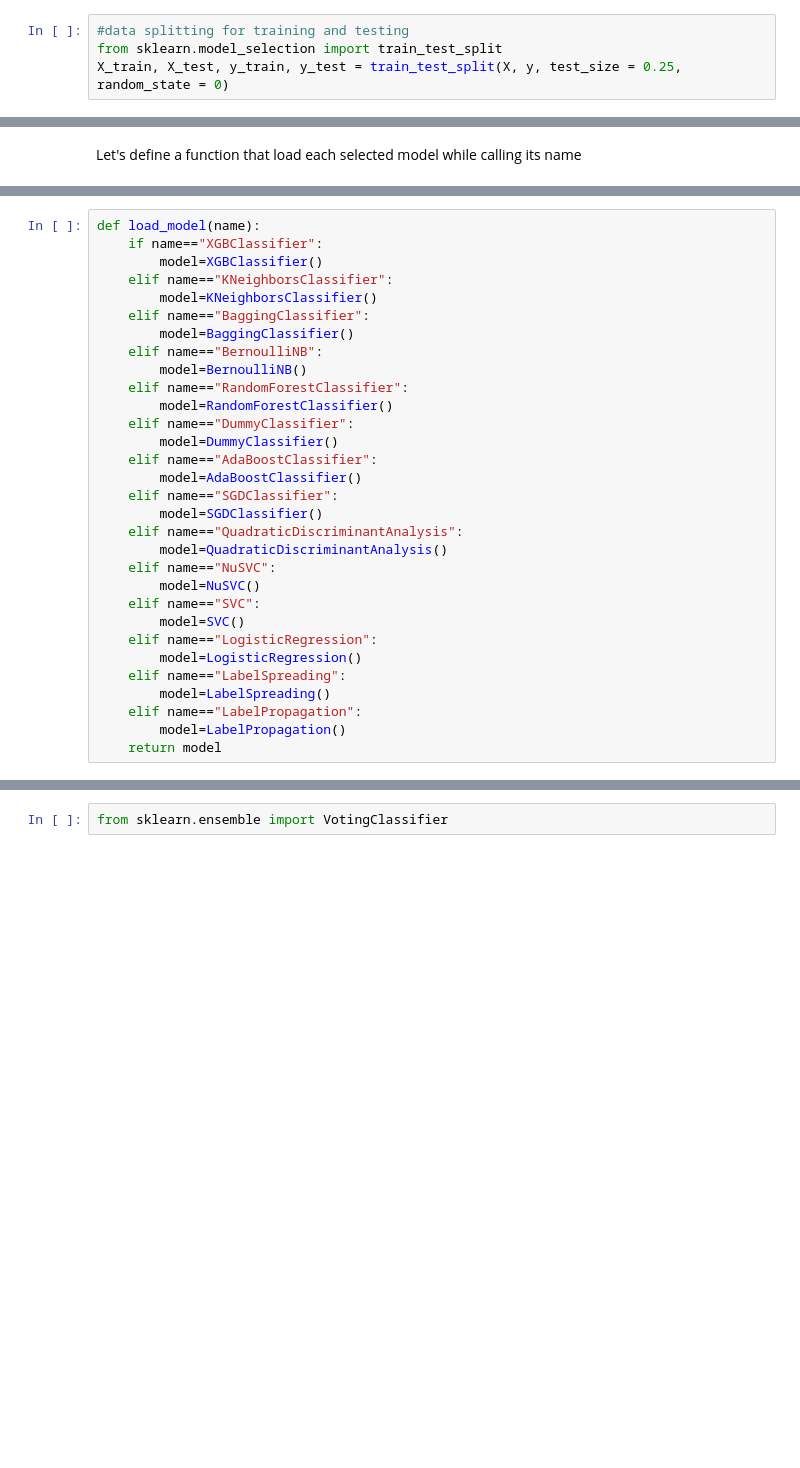
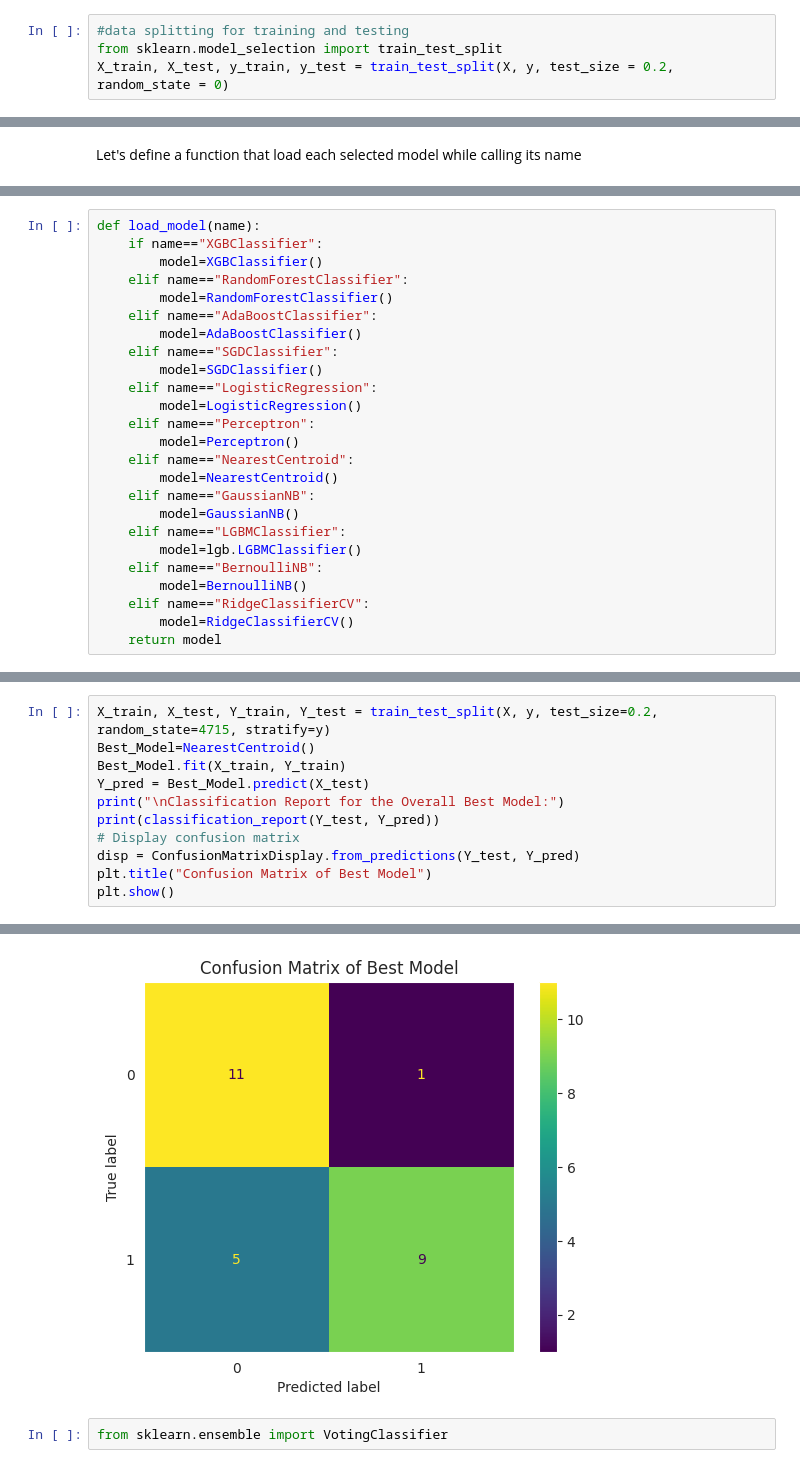
Before and after one commit to akindream/Happy-Customers, a Jupyter notebook: ACME_HappinessSurvey2020_final.ipynb, the cells around one changed output, grey strips where cells are left out. Drawn from its saved outputs; the diff is of its cells as text; blank space fills up the shorter version.

```diff
--- a/ACME_HappinessSurvey2020_final.ipynb
+++ b/ACME_HappinessSurvey2020_final.ipynb
@@ -408,4 +428,4 @@ X,y
 # %%
 #data splitting for training and testing
 from sklearn.model_selection import train_test_split
-X_train, X_test, y_train, y_test = train_test_split(X, y, test_size = 0.25, random_state = 0)
+X_train, X_test, y_train, y_test = train_test_split(X, y, test_size = 0.2, random_state = 0)
@@ -565,31 +530,25 @@ from xgboost import XGBClassifier
 def load_model(name):
     if name=="XGBClassifier":
         model=XGBClassifier()
-    elif name=="KNeighborsClassifier":
-        model=KNeighborsClassifier()
-    elif name=="BaggingClassifier":
-        model=BaggingClassifier()
-    elif name=="BernoulliNB":
-        model=BernoulliNB()
     elif name=="RandomForestClassifier":
         model=RandomForestClassifier()
-    elif name=="DummyClassifier":
-        model=DummyClassifier()
     elif name=="AdaBoostClassifier":
         model=AdaBoostClassifier()
     elif name=="SGDClassifier":
         model=SGDClassifier()
-    elif name=="QuadraticDiscriminantAnalysis":
-        model=QuadraticDiscriminantAnalysis()
-    elif name=="NuSVC":
-        model=NuSVC()
-    elif name=="SVC":
-        model=SVC()
     elif name=="LogisticRegression":
         model=LogisticRegression()
-    elif name=="LabelSpreading":
-        model=LabelSpreading()
-    elif name=="LabelPropagation":
-        model=LabelPropagation()
+    elif name=="Perceptron":
+        model=Perceptron()
+    elif name=="NearestCentroid":
+        model=NearestCentroid()
+    elif name=="GaussianNB":
+        model=GaussianNB()
+    elif name=="LGBMClassifier":
+        model=lgb.LGBMClassifier()
+    elif name=="BernoulliNB":
+        model=BernoulliNB()
+    elif name=="RidgeClassifierCV":
+        model=RidgeClassifierCV()
     return model
 # %% [markdown]
@@ -695,0 +660,12 @@ XGB is best of 50 iterations. Applied on the best seed yields 75% recall(0) accu
+# %%
+X_train, X_test, Y_train, Y_test = train_test_split(X, y, test_size=0.2, random_state=4715, stratify=y)
+Best_Model=NearestCentroid()
+Best_Model.fit(X_train, Y_train)
+Y_pred = Best_Model.predict(X_test)
+print("\nClassification Report for the Overall Best Model:")
+print(classification_report(Y_test, Y_pred))
+# Display confusion matrix
+disp = ConfusionMatrixDisplay.from_predictions(Y_test, Y_pred)
+plt.title("Confusion Matrix of Best Model")
+plt.show()
+# %% [output]
@@ -696,3 +681,4 @@ XGB is best of 50 iterations. Applied on the best seed yields 75% recall(0) accu
+[figure, added]
 # %%
 from sklearn.ensemble import VotingClassifier
 # %%
```
Also changed, not shown: parts of 58 cells of this notebook.
